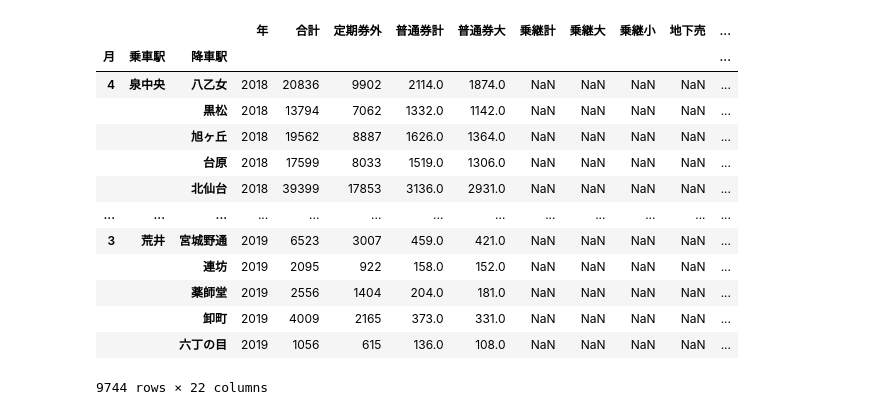
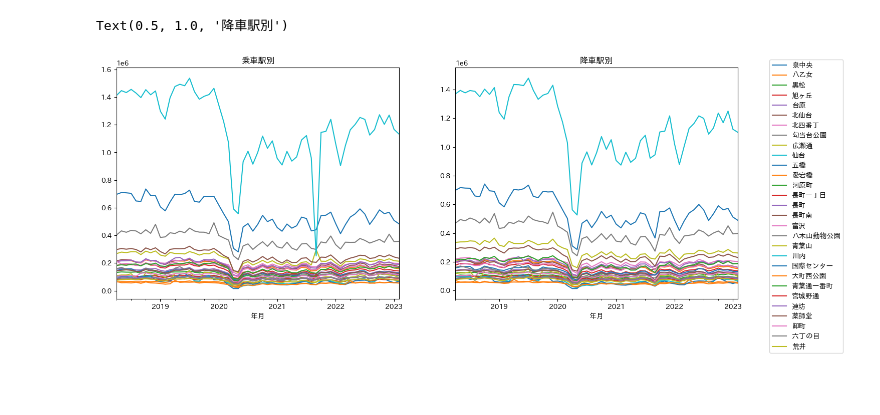
Before and after one commit to nagae/SendaiTransportData, a Jupyter notebook: subway.ipynb, the cells around one changed output. Drawn from its saved outputs; the diff is of its cells as text; code cells hidden in the pictures; blank space fills up the shorter version.

```diff
--- a/subway.ipynb
+++ b/subway.ipynb
@@ -16,8 +33,8 @@ ew_st = ['八木山動物公園', '青葉山', '川内', '国際センター', '
 all_st = ns_st + [s for s in ew_st if s !='仙台']
 cols = ['年', '月', '乗車駅', '降車駅', '合計', '定期券外', '普通券計', '普通券大', '乗継計', '乗継大', '乗継小', '地下売', 'バス売', '一日券', 'プリペ', 'ICSF', 'その他', '定期計', '通勤', '通学', '学都', '公用', '敬老', 'ふれあい', 'その他.1']
 # %%
-FY = 2018
-df18 = pd.read_csv("data/Sendai_subway_OD_FY{}.csv".format(FY))
-FY = 2019
-df19 = pd.read_csv("data/Sendai_subway_OD_FY{}.csv".format(FY))
-df19
+FYs = [2018, 2019, 2020, 2021, 2022]
+dfs = {FY:pd.read_csv("data/Sendai_subway_OD_FY{}.csv".format(FY)) for FY in FYs}
+for FY in FYs:
+    dfs[FY]["年月"]=pd.to_datetime(dfs[FY]["年"].astype(str)+dfs[FY]["月"].astype(str), format="%Y%m")
+df = pd.concat(dfs.values())
@@ -38,17 +57,14 @@ df19
 # %%
-df18.set_index(["月","乗車駅","降車駅"])
+orig_df = df.groupby(["乗車駅","年月"]).sum(numeric_only=True)["合計"]
+dest_df = df.groupby(["降車駅","年月"]).sum(numeric_only=True)["合計"]
+fig, ax = plt.subplots(1, 2, figsize=(8*2,6))
+for st in all_st:
+    orig_df.xs(st, level="乗車駅").plot(ax=ax[0], label=st)
+    dest_df.xs(st, level="降車駅").plot(ax=ax[1], label=st)
+#ax[0].legend(bbox_to_anchor=(1.1, 1.05))
+ax[1].legend(bbox_to_anchor=(1.1, 1.05))
+ax[0].set_title("乗車駅別")
+ax[1].set_title("降車駅別")
 # %% [output]
-|  |  |  | 年 | 合計 | 定期券外 | 普通券計 | 普通券大 | 乗継計 | 乗継大 | 乗継小 | 地下売 | ... |
-| 月 | 乗車駅 | 降車駅 |  |  |  |  |  |  |  |  |  | ... |
-| 4 | 泉中央 | 八乙女 | 2018 | 20836 | 9902 | 2114.0 | 1874.0 | NaN | NaN | NaN | NaN | ... |
-|  |  | 黒松 | 2018 | 13794 | 7062 | 1332.0 | 1142.0 | NaN | NaN | NaN | NaN | ... |
-|  |  | 旭ヶ丘 | 2018 | 19562 | 8887 | 1626.0 | 1364.0 | NaN | NaN | NaN | NaN | ... |
-|  |  | 台原 | 2018 | 17599 | 8033 | 1519.0 | 1306.0 | NaN | NaN | NaN | NaN | ... |
-|  |  | 北仙台 | 2018 | 39399 | 17853 | 3136.0 | 2931.0 | NaN | NaN | NaN | NaN | ... |
-| ... | ... | ... | ... | ... | ... | ... | ... | ... | ... | ... | ... | ... |
-| 3 | 荒井 | 宮城野通 | 2019 | 6523 | 3007 | 459.0 | 421.0 | NaN | NaN | NaN | NaN | ... |
-|  |  | 連坊 | 2019 | 2095 | 922 | 158.0 | 152.0 | NaN | NaN | NaN | NaN | ... |
-|  |  | 薬師堂 | 2019 | 2556 | 1404 | 204.0 | 181.0 | NaN | NaN | NaN | NaN | ... |
-|  |  | 卸町 | 2019 | 4009 | 2165 | 373.0 | 331.0 | NaN | NaN | NaN | NaN | ... |
-|  |  | 六丁の目 | 2019 | 1056 | 615 | 136.0 | 108.0 | NaN | NaN | NaN | NaN | ... |
-9744 rows × 22 columns
+Text(0.5, 1.0, '降車駅別')
+[figure, added]
```
Also changed, not shown: parts of 7 cells of this notebook.
